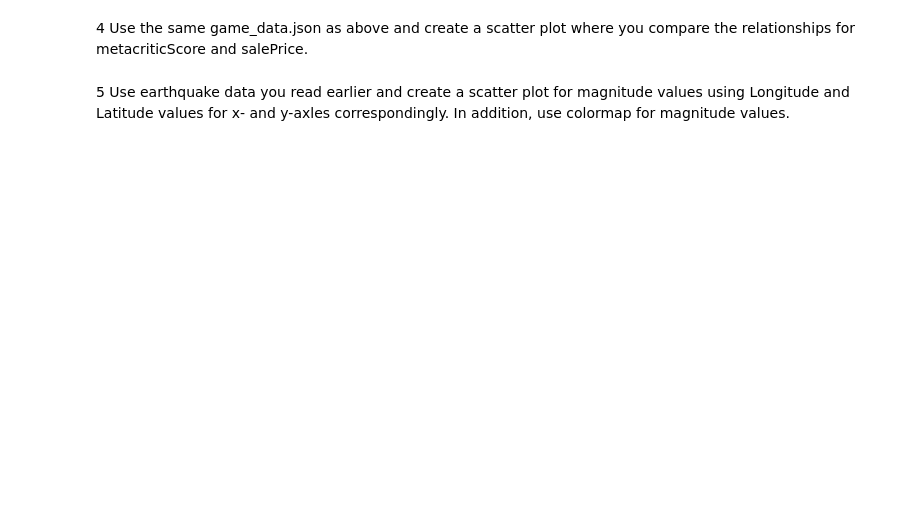
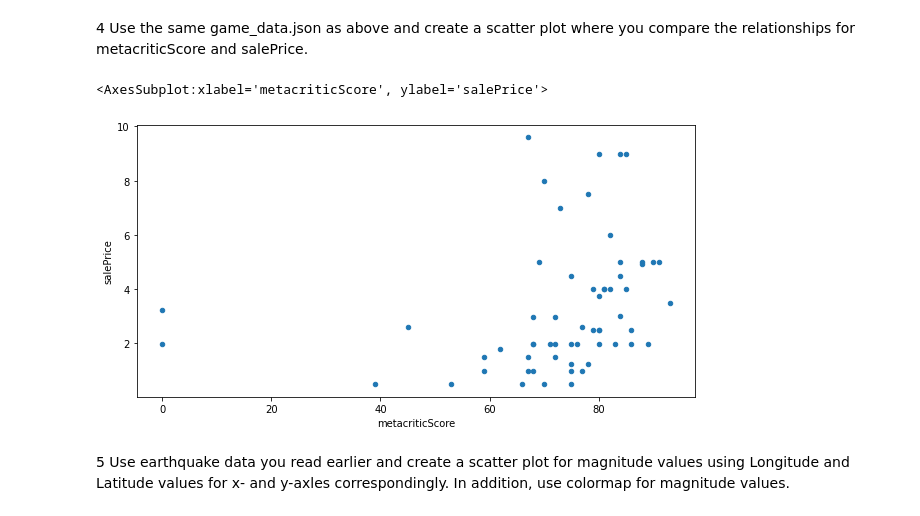
Before and after one commit to Seppalee/Data-analytics-and-Artificial-Intelligence, a Jupyter notebook: Exercises/ex07-data-visualization.ipynb, the cells around one changed output. Saved outputs shown, nothing was run; the diff lists cells and outputs as text; code cells hidden in the pictures; blank space fills up the shorter version.

```diff
--- a/Exercises/ex07-data-visualization.ipynb
+++ b/Exercises/ex07-data-visualization.ipynb
@@ -11,4 +35,9 @@
 # %% [markdown]
 4 Use the same game_data.json as above and create a scatter plot where you compare the relationships for metacriticScore and salePrice.
+# %%
+gd.plot(kind="scatter", x="metacriticScore", y="salePrice", figsize=(10,5))
+# %% [output]
+<AxesSubplot:xlabel='metacriticScore', ylabel='salePrice'>
+[figure, added]
 # %% [markdown]
 5 Use earthquake data you read earlier and create a scatter plot for magnitude values using Longitude and Latitude values for x- and y-axles correspondingly. In addition, use colormap for magnitude values.
```
Also changed, not shown: parts of 5 cells of this notebook, 1 other file.
